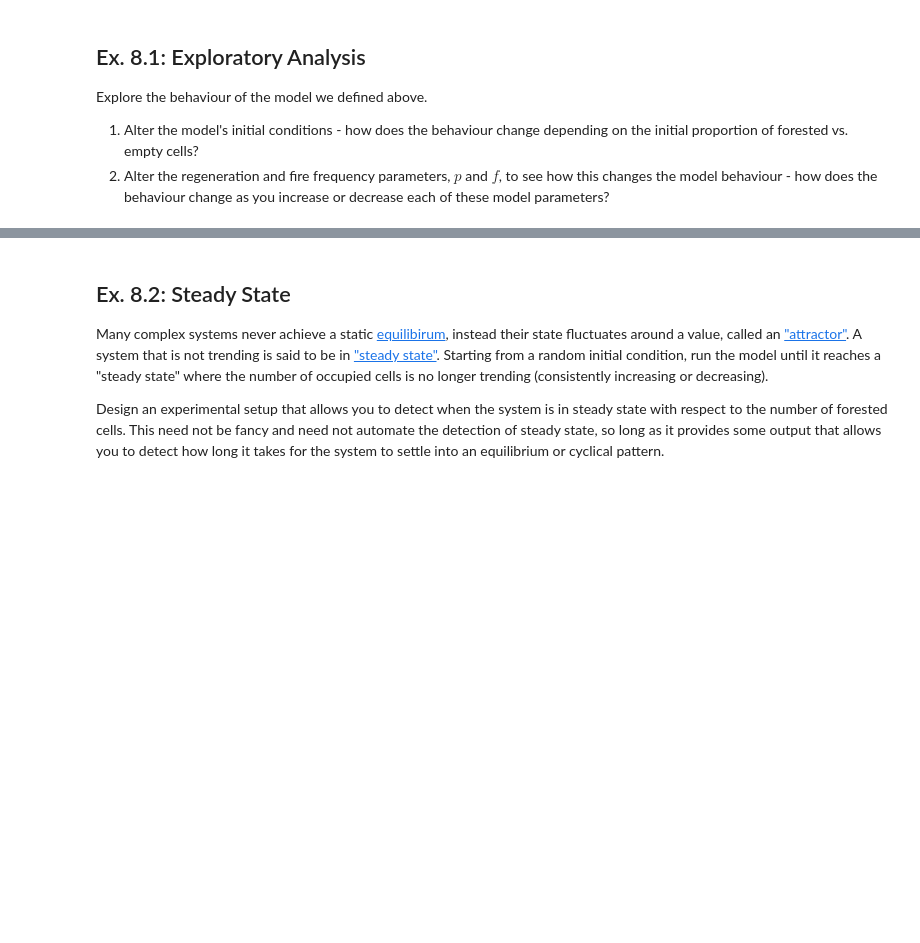
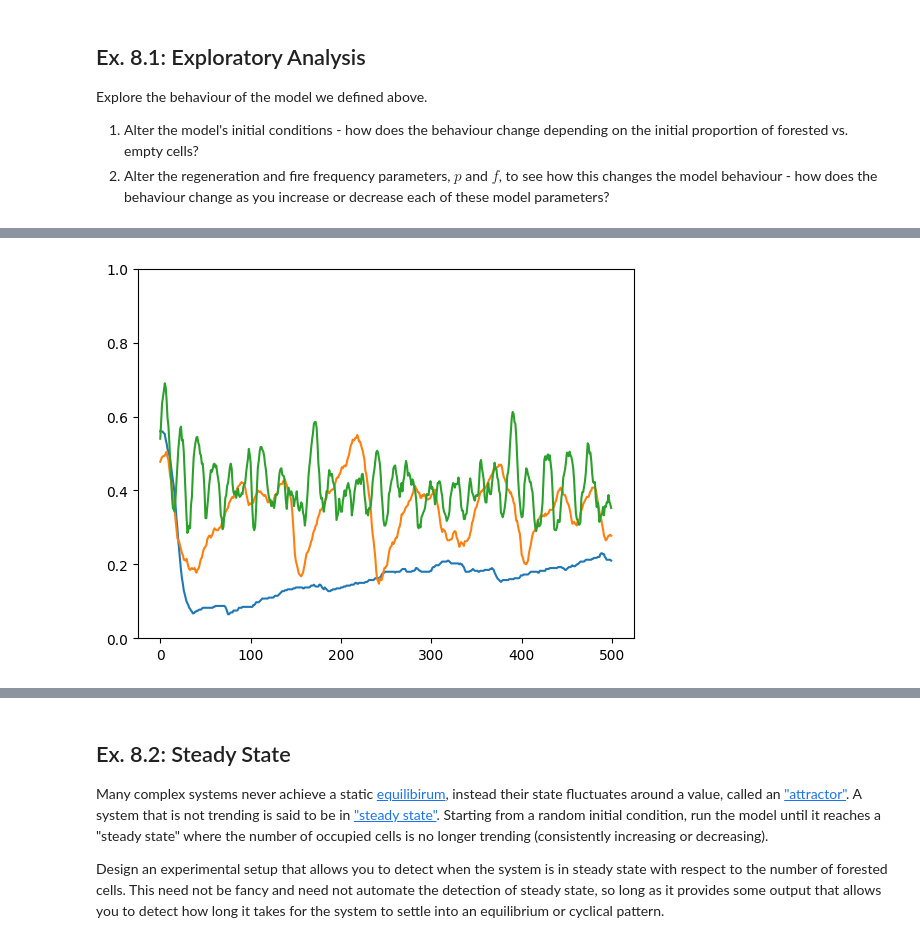
Before and after one commit to sammyfow/cap-comp215, a Jupyter notebook: labs/lab07-10-fire.ipynb, the cells around one changed output, grey strips where cells are left out. Drawn from its saved outputs; the diff is of its cells as text; code cells hidden in the pictures; blank space fills up the shorter version.

```diff
--- a/labs/lab07-10-fire.ipynb
+++ b/labs/lab07-10-fire.ipynb
@@ -306,0 +327,13 @@ Explore the behaviour of the model we defined above.
+# %%
+arid = ForestFire(20, p=0.001, f=0.001, q=0.5)
+medium = ForestFire(20, p=0.01, f=0.001, q=0.5)
+fertile = ForestFire(20, p=0.1, f=0.001, q=0.5)
+
+fig, ax = plt.subplots()
+ax.set_ylim(0, 1)
+ax.plot(range(500), arid.occupied_interval(500))
+ax.plot(range(500), medium.occupied_interval(500))
+ax.plot(range(500), fertile.occupied_interval(500))
+plt.show()
+# %% [output]
+[figure, added]
```
Also changed, not shown: parts of 7 cells of this notebook.
